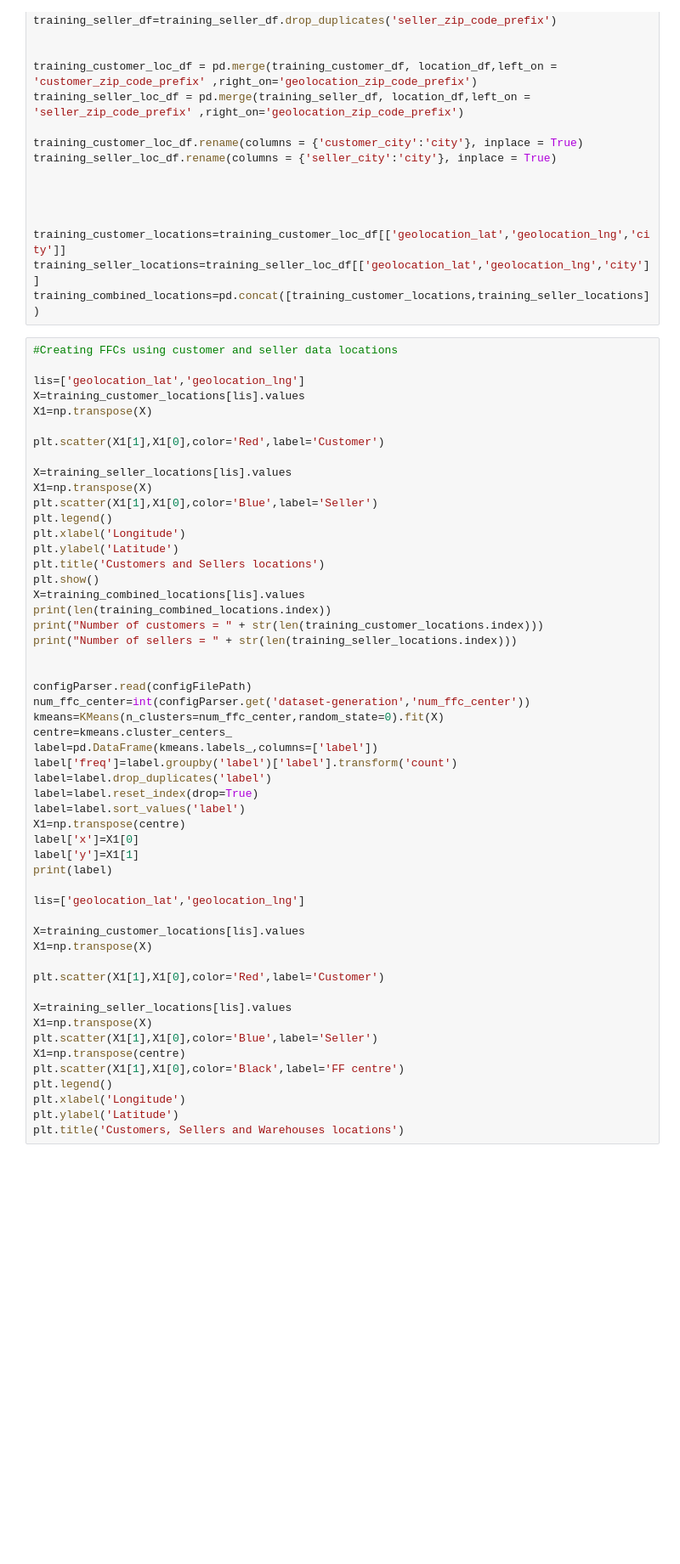
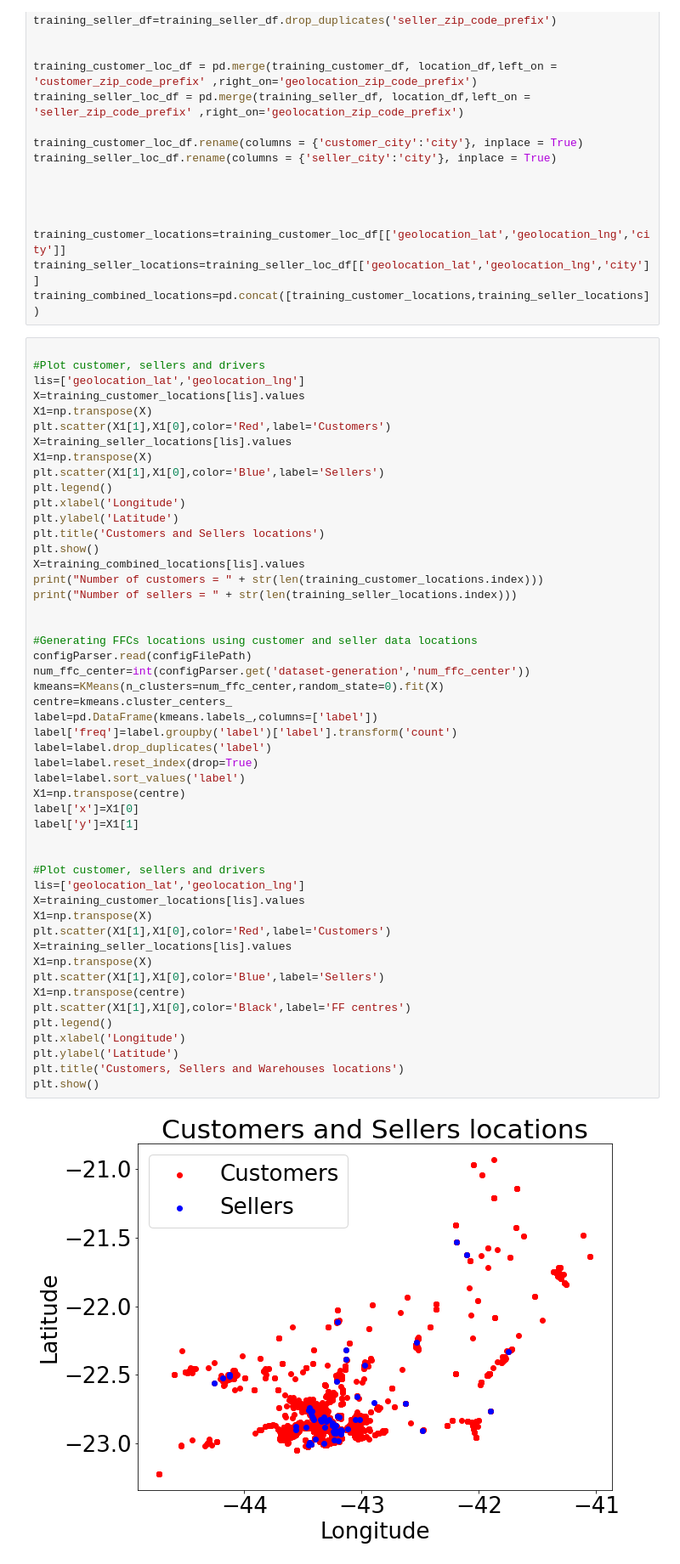
Before and after one commit to abhijnanc/fair-assign, a Jupyter notebook: fairAssign.ipynb, the cells around one changed output. Shown: that part at 85% size. Drawn from its saved outputs; the diff is of its cells as text; blank space fills up the shorter version.

```diff
--- a/fairAssign.ipynb
+++ b/fairAssign.ipynb
@@ -124,55 +118,54 @@ training_customer_locations=training_customer_loc_df[['geolocation_lat','geoloca
 training_seller_locations=training_seller_loc_df[['geolocation_lat','geolocation_lng','city']]
 training_combined_locations=pd.concat([training_customer_locations,training_seller_locations])
 # %%
-#Creating FFCs using customer and seller data locations
 
+#Plot customer, sellers and drivers
 lis=['geolocation_lat','geolocation_lng']
 X=training_customer_locations[lis].values
 X1=np.transpose(X)
-
-plt.scatter(X1[1],X1[0],color='Red',label='Customer')
-
+plt.scatter(X1[1],X1[0],color='Red',label='Customers')
 X=training_seller_locations[lis].values
 X1=np.transpose(X)
-plt.scatter(X1[1],X1[0],color='Blue',label='Seller')
+plt.scatter(X1[1],X1[0],color='Blue',label='Sellers')
 plt.legend()
 plt.xlabel('Longitude')
 plt.ylabel('Latitude')
 plt.title('Customers and Sellers locations')
 plt.show()
 X=training_combined_locations[lis].values
-print(len(training_combined_locations.index))
 print("Number of customers = " + str(len(training_customer_locations.index)))
 print("Number of sellers = " + str(len(training_seller_locations.index)))
 
 
+#Generating FFCs locations using customer and seller data locations
 configParser.read(configFilePath)
 num_ffc_center=int(configParser.get('dataset-generation','num_ffc_center'))
 kmeans=KMeans(n_clusters=num_ffc_center,random_state=0).fit(X)
 centre=kmeans.cluster_centers_
 label=pd.DataFrame(kmeans.labels_,columns=['label'])
 label['freq']=label.groupby('label')['label'].transform('count')
 label=label.drop_duplicates('label')
 label=label.reset_index(drop=True)
 label=label.sort_values('label')
 X1=np.transpose(centre)
 label['x']=X1[0]
 label['y']=X1[1]
-print(label)
 
+
+#Plot customer, sellers and drivers
 lis=['geolocation_lat','geolocation_lng']
-
 X=training_customer_locations[lis].values
 X1=np.transpose(X)
-
-plt.scatter(X1[1],X1[0],color='Red',label='Customer')
-
+plt.scatter(X1[1],X1[0],color='Red',label='Customers')
 X=training_seller_locations[lis].values
 X1=np.transpose(X)
-plt.scatter(X1[1],X1[0],color='Blue',label='Seller')
+plt.scatter(X1[1],X1[0],color='Blue',label='Sellers')
 X1=np.transpose(centre)
-plt.scatter(X1[1],X1[0],color='Black',label='FF centre')
+plt.scatter(X1[1],X1[0],color='Black',label='FF centres')
 plt.legend()
 plt.xlabel('Longitude')
 plt.ylabel('Latitude')
 plt.title('Customers, Sellers and Warehouses locations')
+plt.show()
+# %% [output]
+[figure, added]
```
Also changed, not shown: parts of 21 cells of this notebook, 2 other files.
